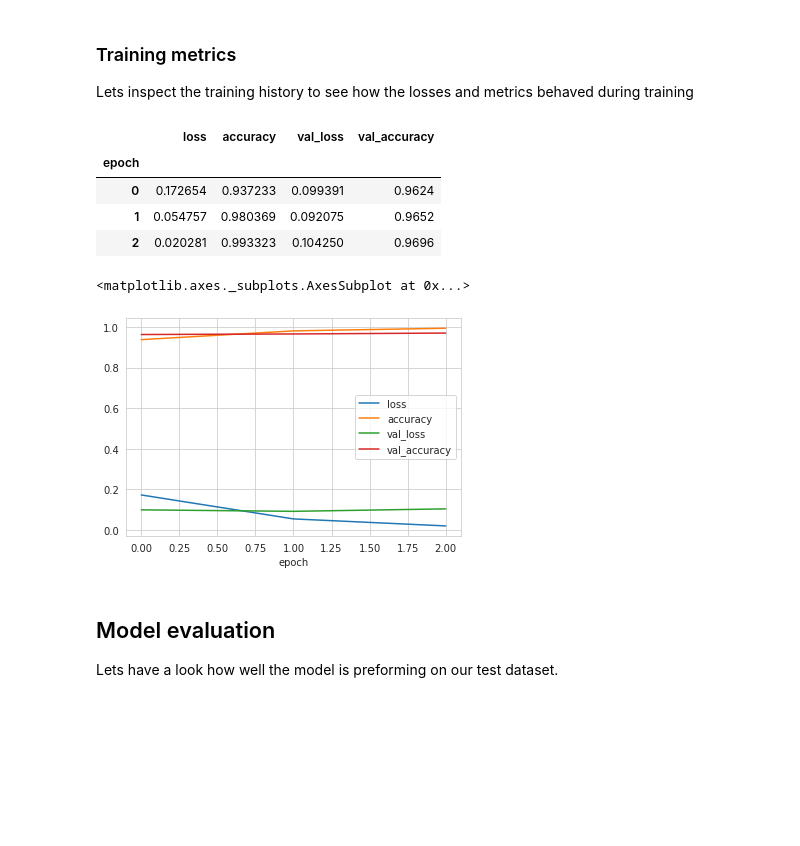
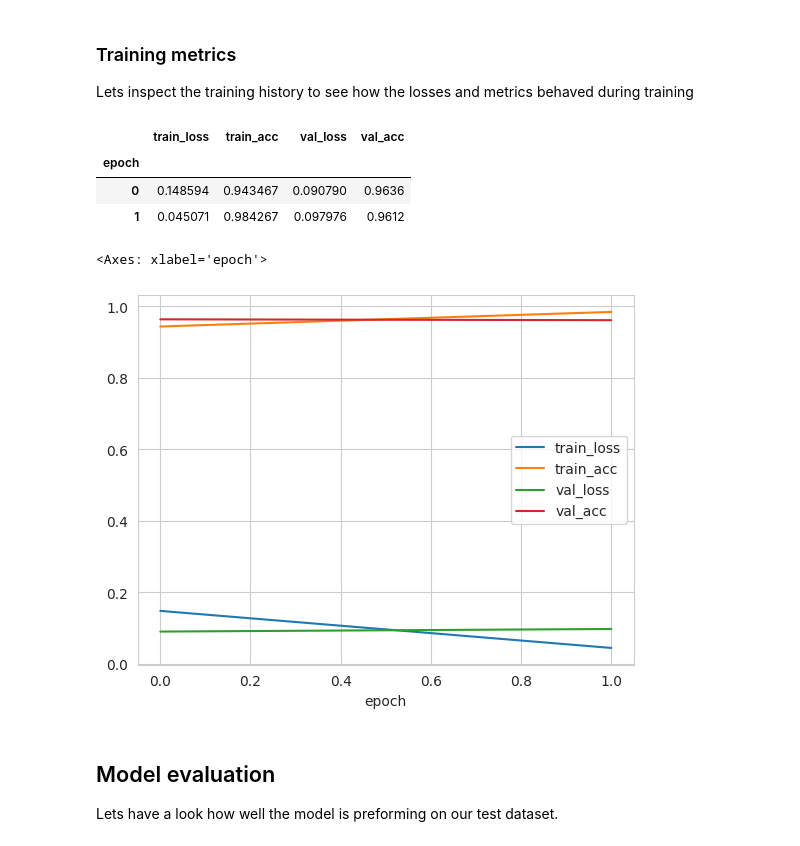
Before and after one commit to AdvancedNLP/encoder, a Jupyter notebook: BERT_doctors_review.ipynb, the cells around one changed output. Saved outputs shown, nothing was run; the diff lists cells and outputs as text; code cells hidden in the pictures; blank space fills up the shorter version.

Commit message:
migration to torch

```diff
--- a/BERT_doctors_review.ipynb
+++ b/BERT_doctors_review.ipynb
@@ -429,0 +462,39 @@ Epoch 3: early stopping
+# %%
+# Training loop
+best_val_loss = float('inf')
+history = {'epoch': [], 'train_loss': [], 'train_acc': [], 'val_loss': [], 'val_acc': []}
+
+writer = SummaryWriter(f'logs/{datetime.now()}')
+
+for epoch in range(EPOCHS):
+    print(f'Epoch {epoch + 1}/{EPOCHS}')
+
+    # Train
+    train_loss, train_acc = train_epoch(model, train_dataloader, optimizer, criterion, device)
+
+    # Evaluate
+    val_loss, val_acc = evaluate(model, test_dataloader, criterion, device)
+
+    # Log metrics
+    writer.add_scalar('Loss/train', train_loss, epoch)
+    writer.add_scalar('Loss/validation', val_loss, epoch)
+    writer.add_scalar('Accuracy/train', train_acc, epoch)
+    writer.add_scalar('Accuracy/validation', val_acc, epoch)
+
+    # Save history
+    history['epoch'].append(epoch)
+    history['train_loss'].append(train_loss)
+    history['train_acc'].append(train_acc)
+    history['val_loss'].append(val_loss)
+    history['val_acc'].append(val_acc)
+
+    print(f'Train Loss: {train_loss:.4f} | Train Acc: {train_acc:.4f}')
+    print(f'Val Loss: {val_loss:.4f} | Val Acc: {val_acc:.4f}')
+
+    # Save best model
+    if val_loss < best_val_loss:
+        best_val_loss = val_loss
+        torch.save(model.state_dict(), 'best_model.pt')
+        print("Saved best model!")
+
+    print('-' * 60)
@@ -431,19 +512,18 @@ Epoch 3: early stopping
 ### Training metrics
 Lets inspect the training history to see how the losses and metrics behaved during training
 # %%
-history = pd.DataFrame({'epoch': hist.epoch, **hist.history}).set_index('epoch')
-history
+history_df = pd.DataFrame(history).set_index('epoch')
+history_df
 # %% [output]
-|  | loss | accuracy | val_loss | val_accuracy |
+|  | train_loss | train_acc | val_loss | val_acc |
 | epoch |  |  |  |  |
-| 0 | 0.172654 | 0.937233 | 0.099391 | 0.9624 |
-| 1 | 0.054757 | 0.980369 | 0.092075 | 0.9652 |
-| 2 | 0.020281 | 0.993323 | 0.104250 | 0.9696 |
+| 0 | 0.148594 | 0.943467 | 0.090790 | 0.9636 |
+| 1 | 0.045071 | 0.984267 | 0.097976 | 0.9612 |
 # %%
-history.plot()
+history_df.plot()
 # %% [output]
-<matplotlib.axes._subplots.AxesSubplot at 0x...>
+<Axes: xlabel='epoch'>
-[figure, old version]
+[figure, new version]
 # %% [markdown]
 ## Model evaluation
 Lets have a look how well the model is preforming on our test dataset.
```
Also changed, not shown: parts of 31 cells of this notebook.
